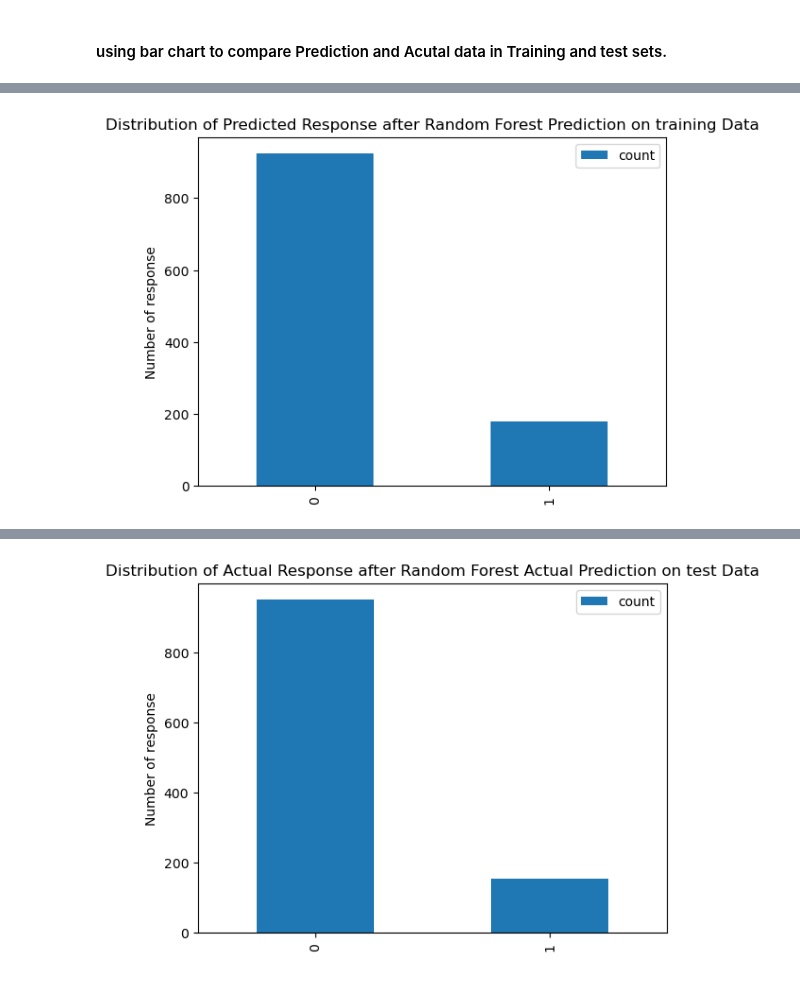
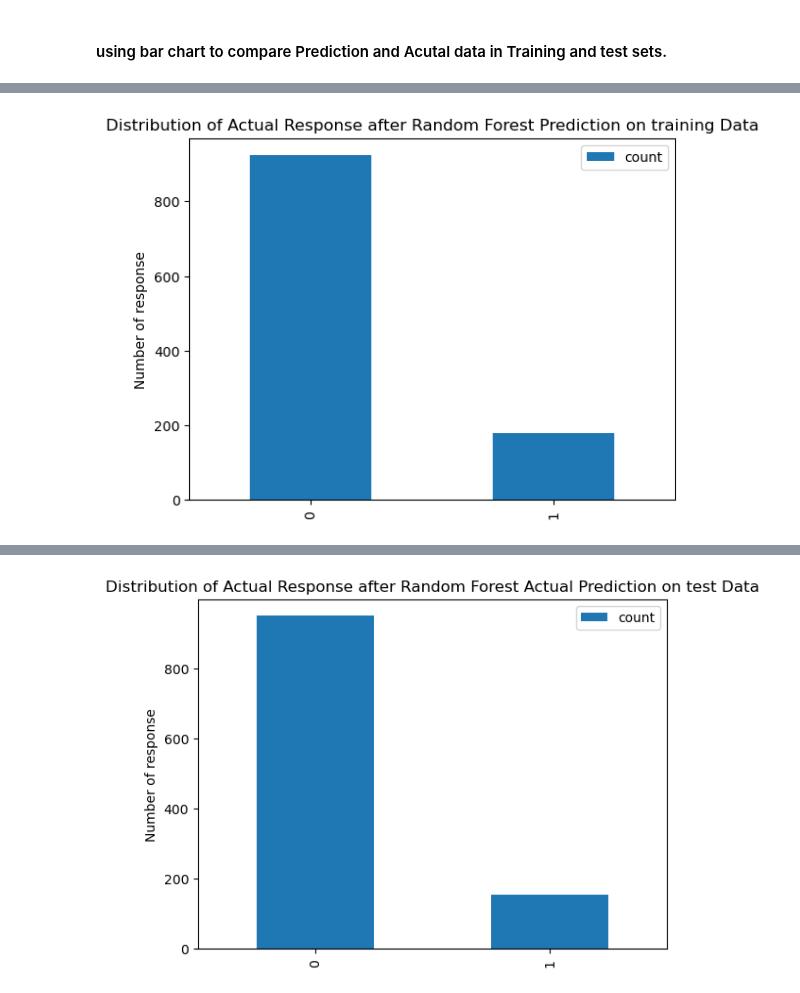
Before and after one commit to KaiFeng-tp-mbap/mldp_project, a Jupyter notebook: MLDP Program Codes Submission Template.ipynb, the cells around one changed output, grey strips where cells are left out. Drawn from its saved outputs; the diff is of its cells as text; code cells hidden in the pictures.

Commit message:
updated code for prediction and actual

```diff
--- a/MLDP Program Codes Submission Template.ipynb
+++ b/MLDP Program Codes Submission Template.ipynb
@@ -855,14 +855,14 @@ plt.show()
 # %%
 # Using Barplot to show the distribution of predicted responses after Random Forest Prediction
 # tally predictions
 pd.Series(X_train_pred['Actual']).value_counts().plot(kind='bar')
-plt.title(f'Distribution of Predicted Response after Random Forest Prediction on training Data')
+plt.title(f'Distribution of Actual Response after Random Forest Prediction on training Data')
 plt.legend()
 plt.xlabel("")
 plt.ylabel("Number of response")
 plt.show()
 # %% [output]
-[figure, old version]
+[figure, new version]
 # %%
 # Using Barplot to show the distribution of actual responses after Random Forest Prediction
 # tally predictions
```
Also changed, not shown: parts of 33 cells of this notebook.
